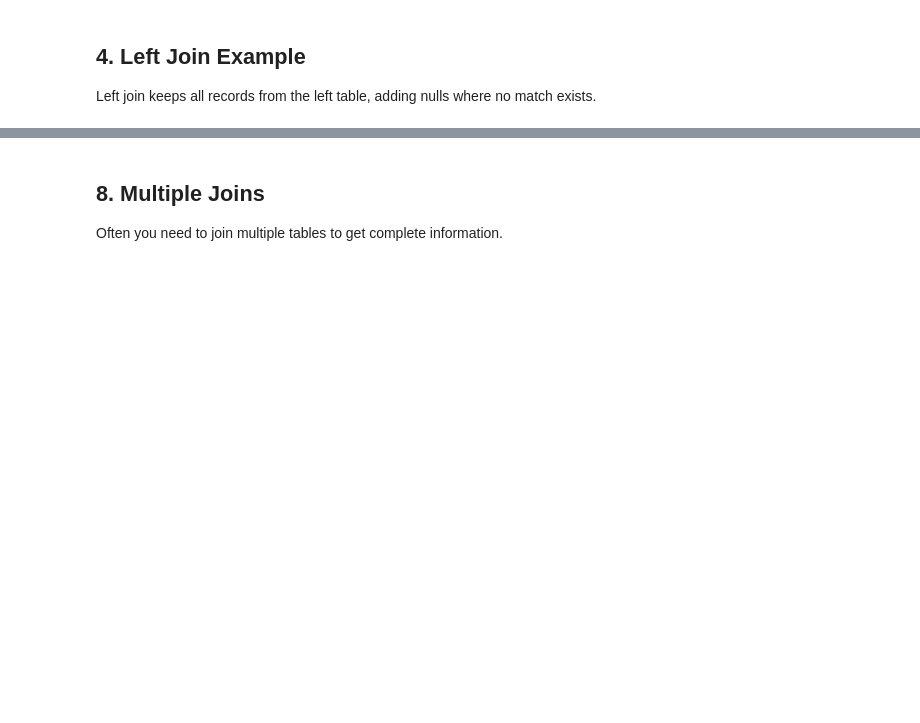
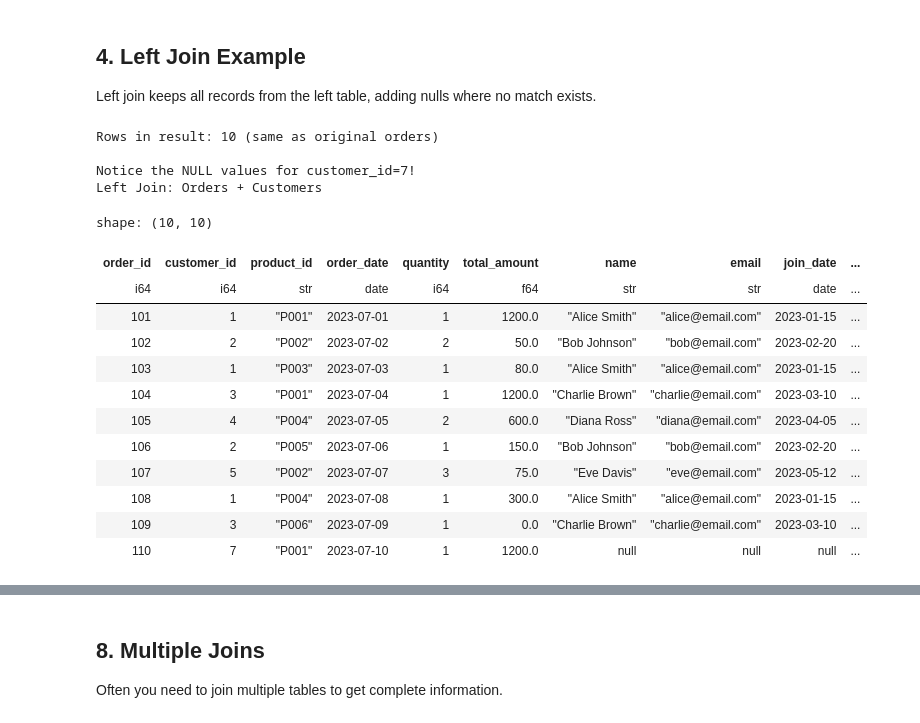
Before and after one commit to philhetzel/opan5510-class9, a Jupyter notebook: class_example.ipynb, the cells around one changed output, grey strips where cells are left out. Saved outputs shown, nothing was run; the diff lists cells and outputs as text; code cells hidden in the pictures; blank space fills up the shorter version.

```diff
--- a/class_example.ipynb
+++ b/class_example.ipynb
@@ -129,15 +213,34 @@ Left join keeps all records from the left table, adding nulls where no match exi
 # %%
 # Left join: Keep all orders, add customer info where available
 orders_with_customers_left = orders.join(
     customers,
     on="customer_id",
     how="left"
 )
 
-print("Left Join: Orders + Customers")
-print(orders_with_customers_left)
+
 print(f"\nRows in result: {len(orders_with_customers_left)} (same as original orders)")
 print("\nNotice the NULL values for customer_id=7!")
+print("Left Join: Orders + Customers")
+orders_with_customers_left
+# %% [output]
+Rows in result: 10 (same as original orders)
+
+Notice the NULL values for customer_id=7!
+Left Join: Orders + Customers
+shape: (10, 10)
+| order_id | customer_id | product_id | order_date | quantity | total_amount | name | email | join_date | ... |
+| i64 | i64 | str | date | i64 | f64 | str | str | date | ... |
+| 101 | 1 | "P001" | 2023-07-01 | 1 | 1200.0 | "Alice Smith" | "alice@email.com" | 2023-01-15 | ... |
+| 102 | 2 | "P002" | 2023-07-02 | 2 | 50.0 | "Bob Johnson" | "bob@email.com" | 2023-02-20 | ... |
+| 103 | 1 | "P003" | 2023-07-03 | 1 | 80.0 | "Alice Smith" | "alice@email.com" | 2023-01-15 | ... |
+| 104 | 3 | "P001" | 2023-07-04 | 1 | 1200.0 | "Charlie Brown" | "charlie@email.com" | 2023-03-10 | ... |
+| 105 | 4 | "P004" | 2023-07-05 | 2 | 600.0 | "Diana Ross" | "diana@email.com" | 2023-04-05 | ... |
+| 106 | 2 | "P005" | 2023-07-06 | 1 | 150.0 | "Bob Johnson" | "bob@email.com" | 2023-02-20 | ... |
+| 107 | 5 | "P002" | 2023-07-07 | 3 | 75.0 | "Eve Davis" | "eve@email.com" | 2023-05-12 | ... |
+| 108 | 1 | "P004" | 2023-07-08 | 1 | 300.0 | "Alice Smith" | "alice@email.com" | 2023-01-15 | ... |
+| 109 | 3 | "P006" | 2023-07-09 | 1 | 0.0 | "Charlie Brown" | "charlie@email.com" | 2023-03-10 | ... |
+| 110 | 7 | "P001" | 2023-07-10 | 1 | 1200.0 | null | null | null | ... |
 # %%
 # Find orders with no matching customer
 orders_no_customer = orders_with_customers_left.filter(
```
Also changed, not shown: parts of 11 cells of this notebook.
